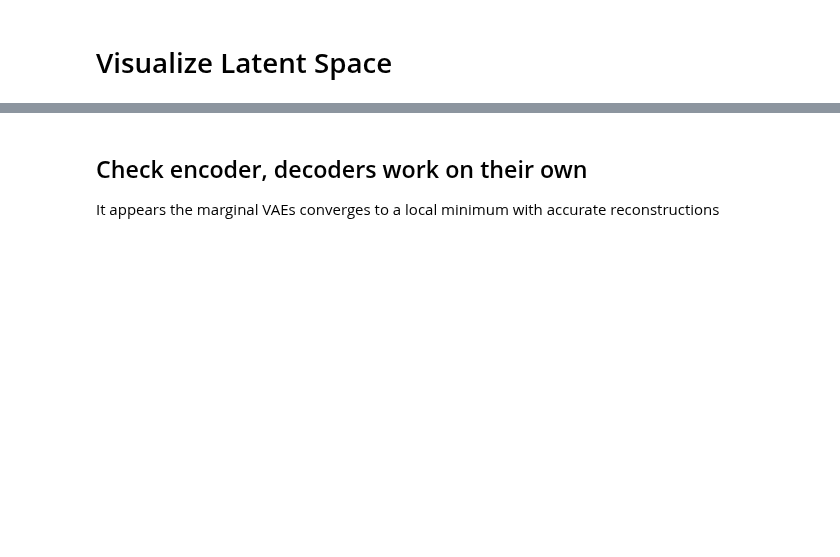
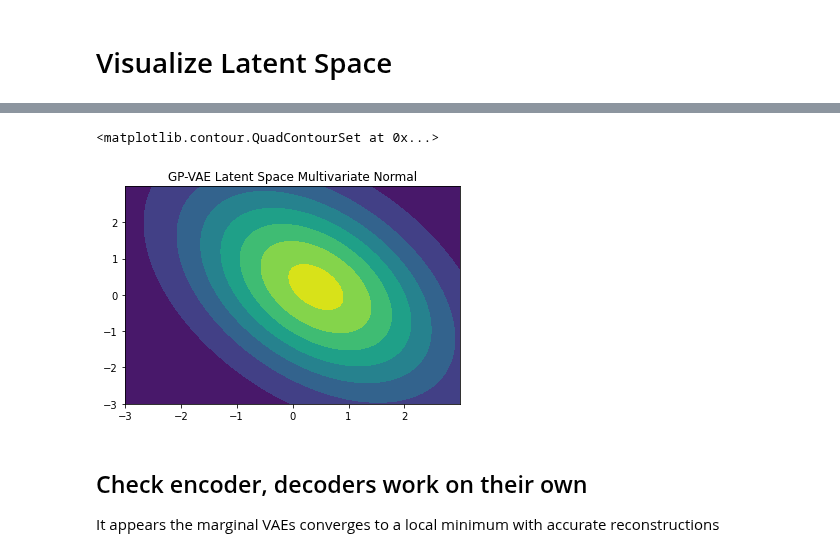
Before and after one commit to Kwanikaze/vpandas, a Jupyter notebook: MRF_VAE_binary_vars.ipynb, the cells around one changed output, grey strips where cells are left out. Drawn from its saved outputs; the diff is of its cells as text; code cells hidden in the pictures; blank space fills up the shorter version.

```diff
--- a/MRF_VAE_binary_vars.ipynb
+++ b/MRF_VAE_binary_vars.ipynb
@@ -801,3 +793,14 @@ ax2.contourf(x, y, rv.pdf(pos))
+# %%
+x, y = np.mgrid[-3:3:.01, -3:3:.01]
+pos = np.dstack((x, y))
+rv = multivariate_normal([0.416552,  0.2150363], [[ 2.36924266, -1.35830278],[-1.35830278, 3.86764668]])
+fig2 = plt.figure()
+plt.title("GP-VAE Latent Space Multivariate Normal")
+ax2 = fig2.add_subplot(111)
+ax2.contourf(x, y, rv.pdf(pos))
+# %% [output]
+<matplotlib.contour.QuadContourSet at 0x...>
+[figure, added]
 # %% [markdown]
 ## Check encoder, decoders work on their own
 It appears the marginal VAEs converges to a local minimum with accurate reconstructions
```
Also changed, not shown: parts of 12 cells of this notebook.
